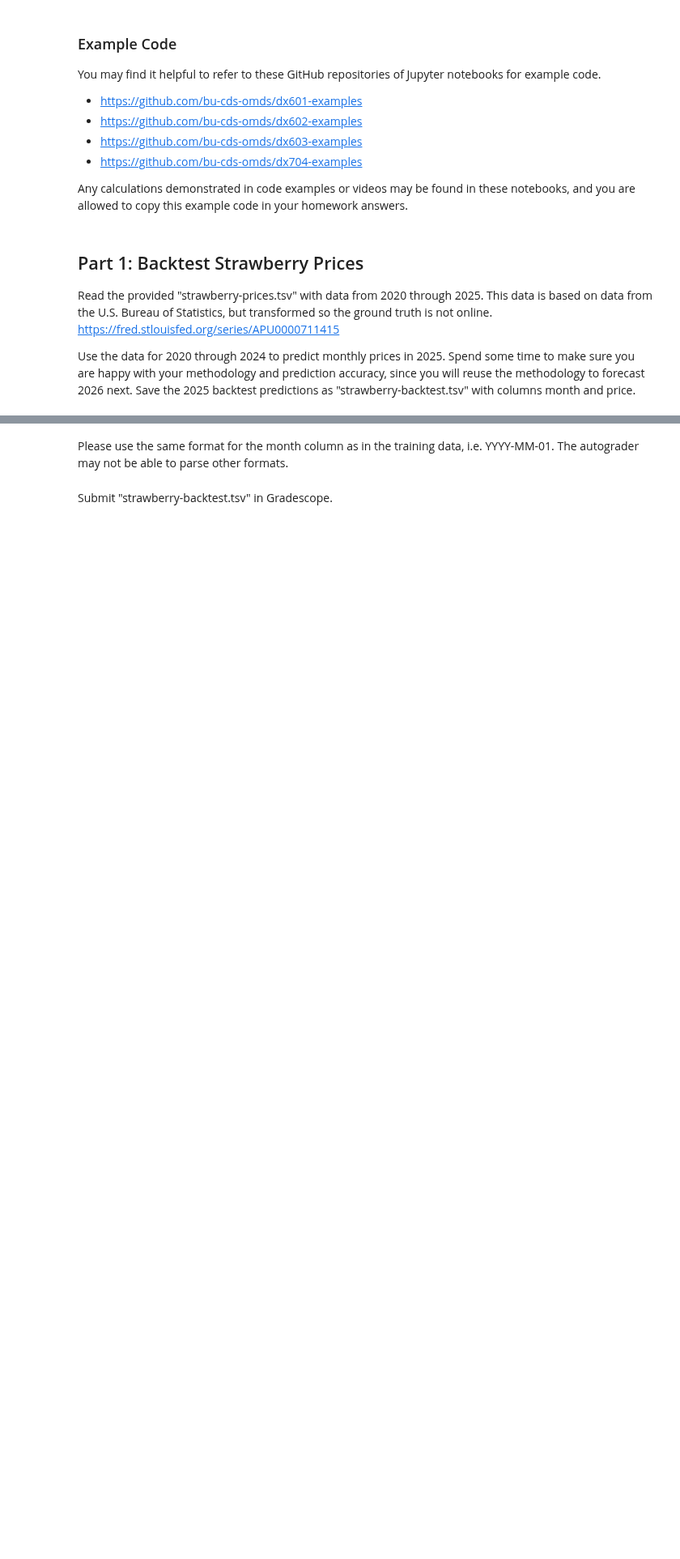
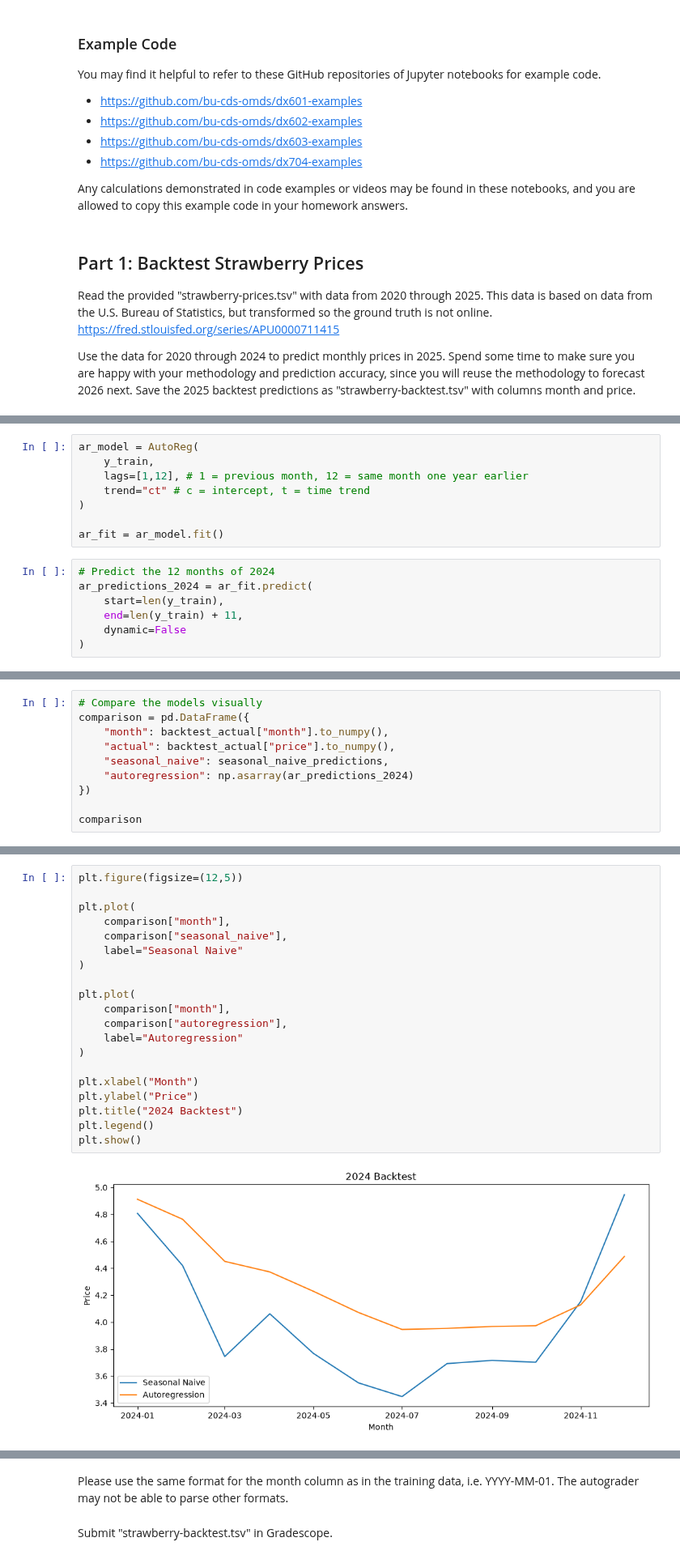
Before and after one commit to nwing2/DX704_Homework, a Jupyter notebook: dx704-project-02.ipynb, the cells around one changed output, grey strips where cells are left out. Shown at 81% size. Cells and saved outputs as stored; diff of their text form; blank space fills up the shorter version.

```diff
--- a/dx704-project-02.ipynb
+++ b/dx704-project-02.ipynb
@@ -44,0 +131,15 @@ The source is missing a few months!
+# %%
+ar_model = AutoReg(
+    y_train,
+    lags=[1,12], # 1 = previous month, 12 = same month one year earlier
+    trend="ct" # c = intercept, t = time trend
+)
+
+ar_fit = ar_model.fit()
+# %%
+# Predict the 12 months of 2024
+ar_predictions_2024 = ar_fit.predict(
+    start=len(y_train),
+    end=len(y_train) + 11,
+    dynamic=False
+)
@@ -44,0 +165,10 @@ The source is missing a few months!
+# %%
+# Compare the models visually
+comparison = pd.DataFrame({
+    "month": backtest_actual["month"].to_numpy(),
+    "actual": backtest_actual["price"].to_numpy(),
+    "seasonal_naive": seasonal_naive_predictions,
+    "autoregression": np.asarray(ar_predictions_2024)
+})
+
+comparison
@@ -44,0 +189,22 @@ The source is missing a few months!
+# %%
+plt.figure(figsize=(12,5))
+
+plt.plot(
+    comparison["month"],
+    comparison["seasonal_naive"],
+    label="Seasonal Naive"
+)
+
+plt.plot(
+    comparison["month"],
+    comparison["autoregression"],
+    label="Autoregression"
+)
+
+plt.xlabel("Month")
+plt.ylabel("Price")
+plt.title("2024 Backtest")
+plt.legend()
+plt.show()
+# %% [output]
+[figure, added]
```
Also changed, not shown: parts of 40 cells of this notebook, 6 other files.
